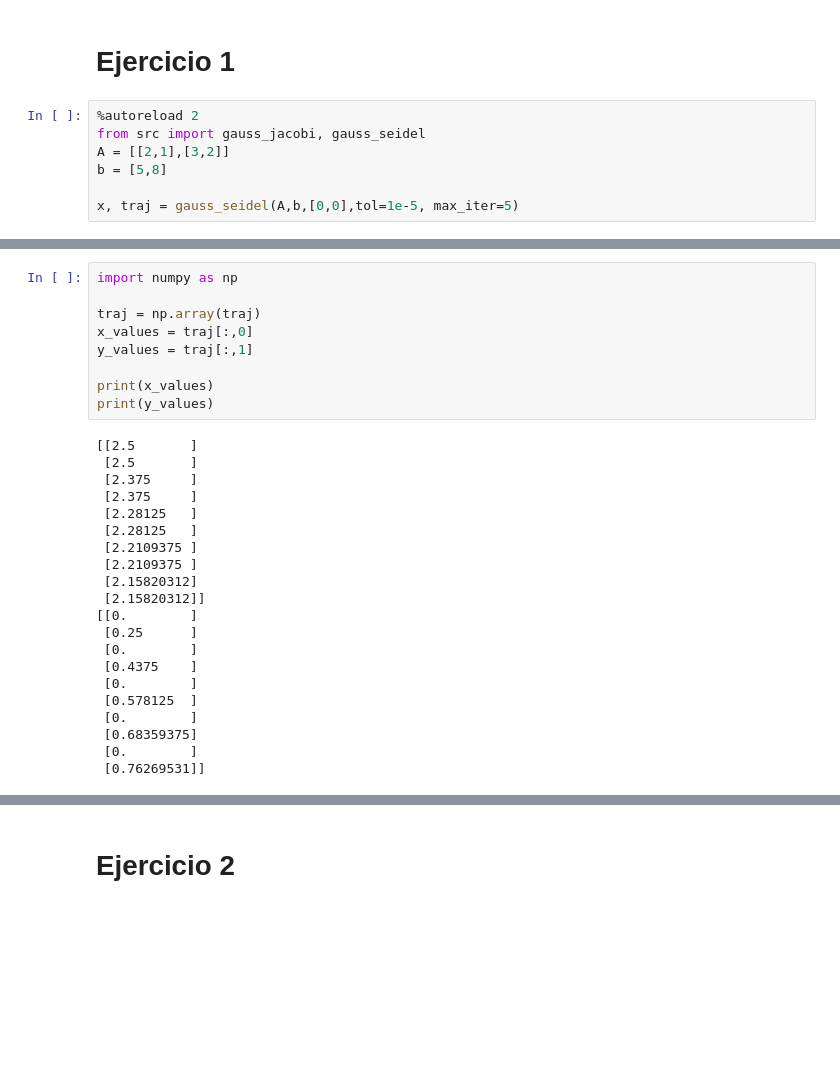
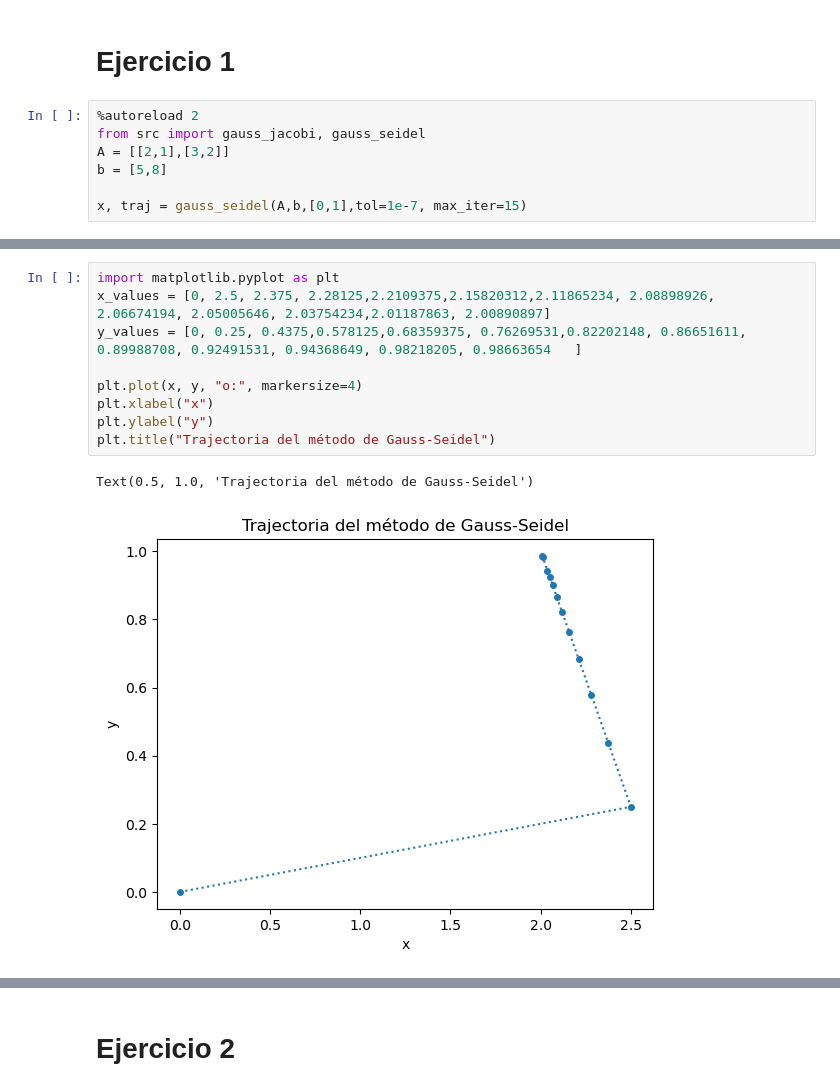
Before and after one commit to CelesteLascano017/Exame_Supletorio, a Jupyter notebook: p8_gauss_iterative.ipynb, the cells around one changed output, grey strips where cells are left out. Drawn from its saved outputs; the diff is of its cells as text; blank space fills up the shorter version.

```diff
--- a/p8_gauss_iterative.ipynb
+++ b/p8_gauss_iterative.ipynb
@@ -9,5 +9,5 @@ from src import gauss_jacobi, gauss_seidel
 A = [[2,1],[3,2]]
 b = [5,8]
 
-x, traj = gauss_seidel(A,b,[0,0],tol=1e-5, max_iter=5)
+x, traj = gauss_seidel(A,b,[0,1],tol=1e-7, max_iter=15)
 # %% [output]
@@ -29,33 +16,15 @@ x, traj = gauss_seidel(A,b,[0,0],tol=1e-5, max_iter=5)
-# %%
-import numpy as np
-
-traj = np.array(traj)
-x_values = traj[:,0]
-y_values = traj[:,1]
-
-print(x_values)
-print(y_values)
-# %% [output]
-[[2.5       ]
- [2.5       ]
- [2.375     ]
- [2.375     ]
- [2.28125   ]
- [2.28125   ]
- [2.2109375 ]
- [2.2109375 ]
- [2.15820312]
- [2.15820312]]
-[[0.        ]
- [0.25      ]
- [0.        ]
- [0.4375    ]
- [0.        ]
- [0.578125  ]
- [0.        ]
- [0.68359375]
- [0.        ]
- [0.76269531]]
+# %%
+import matplotlib.pyplot as plt
+x_values = [0, 2.5, 2.375, 2.28125,2.2109375,2.15820312,2.11865234, 2.08898926, 2.06674194, 2.05005646, 2.03754234,2.01187863, 2.00890897]
+y_values = [0, 0.25, 0.4375,0.578125,0.68359375, 0.76269531,0.82202148, 0.86651611, 0.89988708, 0.92491531, 0.94368649, 0.98218205, 0.98663654   ]
+
+plt.plot(x, y, "o:", markersize=4)
+plt.xlabel("x")
+plt.ylabel("y")
+plt.title("Trajectoria del método de Gauss-Seidel")
+# %% [output]
+Text(0.5, 1.0, 'Trajectoria del método de Gauss-Seidel')
+[figure, added]
 # %%
 # Extraer valores de la trayectoria
 # -- Datos de ejemplo --
```
Also changed, not shown: parts of 5 cells of this notebook.
